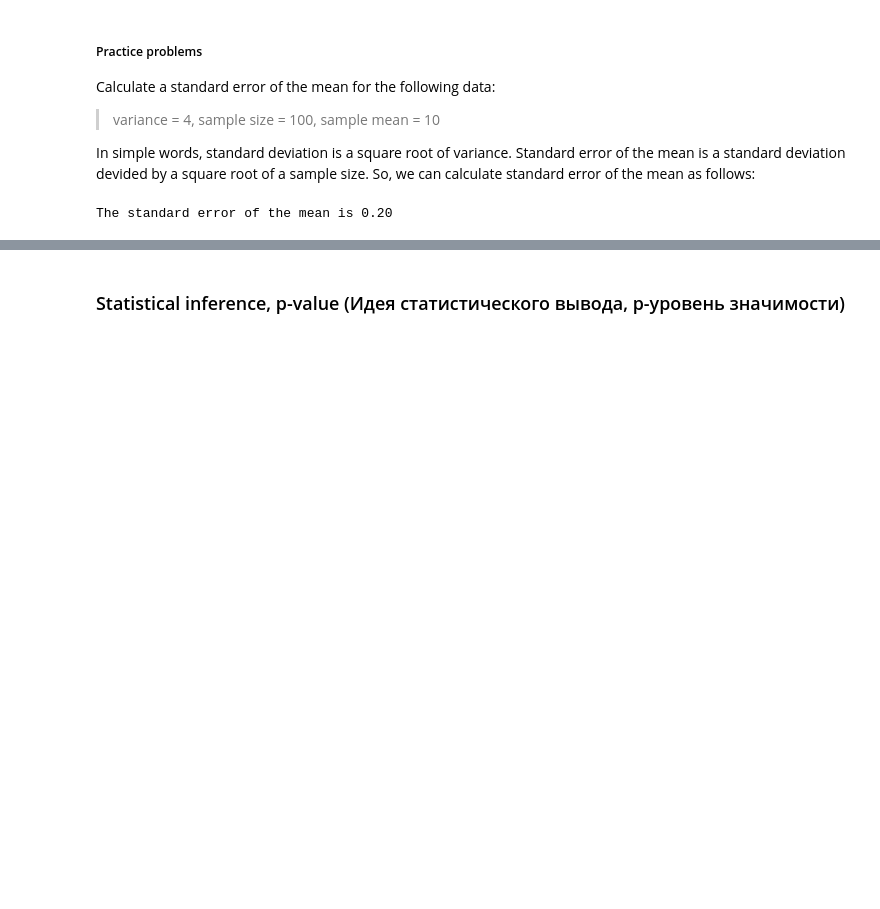
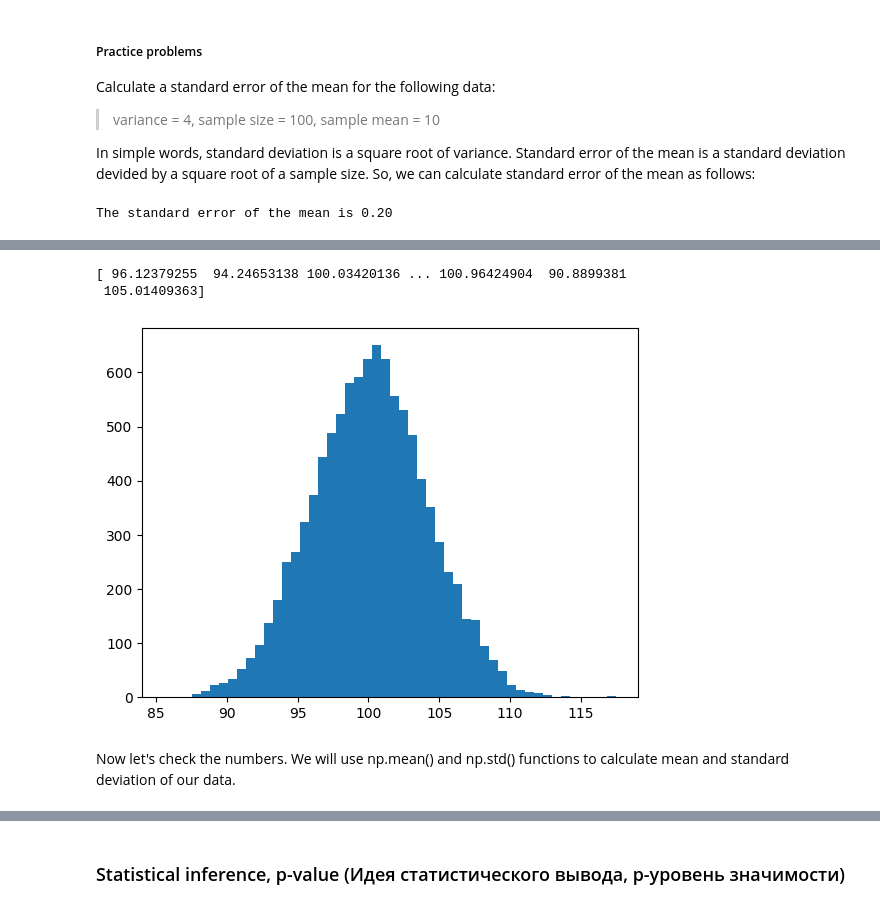
Before and after one commit to Alexey3250/Statistics_foundations_1, a Jupyter notebook: notes.ipynb, the cells around one changed output, grey strips where cells are left out. Cells and saved outputs as stored; diff of their text form; code cells hidden in the pictures; blank space fills up the shorter version.

```diff
--- a/notes.ipynb
+++ b/notes.ipynb
@@ -1157,0 +1195,22 @@ The standard error of the mean is 0.20
+# %%
+
+sample_size = 10000
+mean = 100
+std = 4
+sample_size = 10000
+
+# Generate an array of 10000 random numbers from a normal distribution with a mean of 100 and a standard deviation of 4
+data = np.random.normal(mean, std, sample_size)
+
+# Print the array
+print(data)
+
+# Plot the histogram
+plt.hist(data, bins=50)
+plt.show()
+# %% [output]
+[ 96.12379255  94.24653138 100.03420136 ... 100.96424904  90.8899381
+ 105.01409363]
+[figure, added]
+# %% [markdown]
+Now let's check the numbers. We will use np.mean() and np.std() functions to calculate mean and standard deviation of our data.
```
Also changed, not shown: parts of 16 cells of this notebook.
